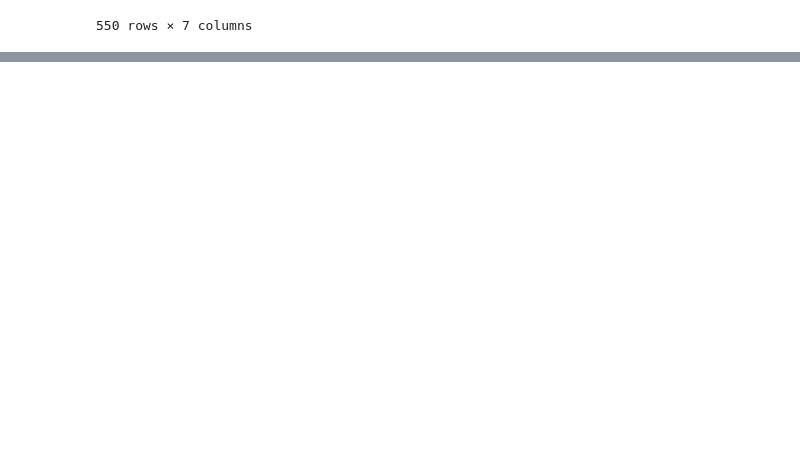
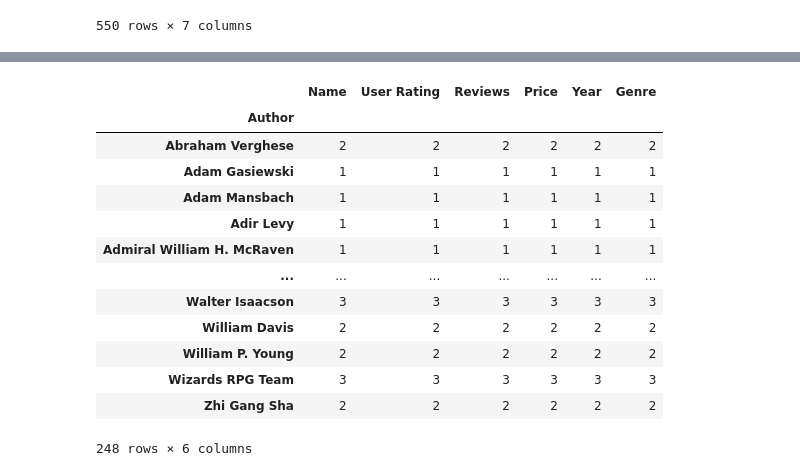
Before and after one commit to Carmen-N/Manipulaci-n-y-Transformaci-n-de-Datos-con-Pandas-y-NumPy, a Jupyter notebook: proyecto_con_Pandas_.ipynb, the cells around one changed output, grey strips where cells are left out. Saved outputs shown, nothing was run; the diff lists cells and outputs as text; code cells hidden in the pictures; blank space fills up the shorter version.

```diff
--- a/proyecto_con_Pandas_.ipynb
+++ b/proyecto_con_Pandas_.ipynb
@@ -603,0 +610,17 @@ df_books.sort_values('Year', ascending=False)
+# %%
+df_books.groupby('Author').count()
+# %% [output]
+|  | Name | User Rating | Reviews | Price | Year | Genre |
+| Author |  |  |  |  |  |  |
+| Abraham Verghese | 2 | 2 | 2 | 2 | 2 | 2 |
+| Adam Gasiewski | 1 | 1 | 1 | 1 | 1 | 1 |
+| Adam Mansbach | 1 | 1 | 1 | 1 | 1 | 1 |
+| Adir Levy | 1 | 1 | 1 | 1 | 1 | 1 |
+| Admiral William H. McRaven | 1 | 1 | 1 | 1 | 1 | 1 |
+| ... | ... | ... | ... | ... | ... | ... |
+| Walter Isaacson | 3 | 3 | 3 | 3 | 3 | 3 |
+| William Davis | 2 | 2 | 2 | 2 | 2 | 2 |
+| William P. Young | 2 | 2 | 2 | 2 | 2 | 2 |
+| Wizards RPG Team | 3 | 3 | 3 | 3 | 3 | 3 |
+| Zhi Gang Sha | 2 | 2 | 2 | 2 | 2 | 2 |
+248 rows × 6 columns
```
Also changed, not shown: parts of 13 cells of this notebook.
